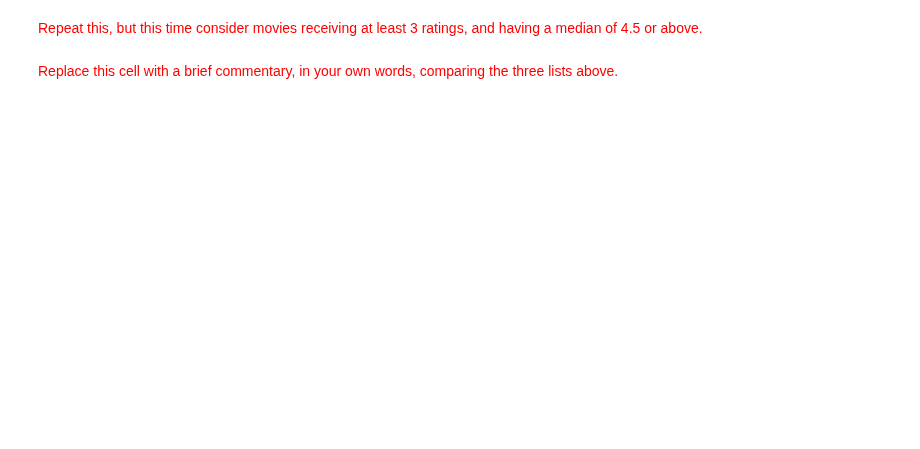
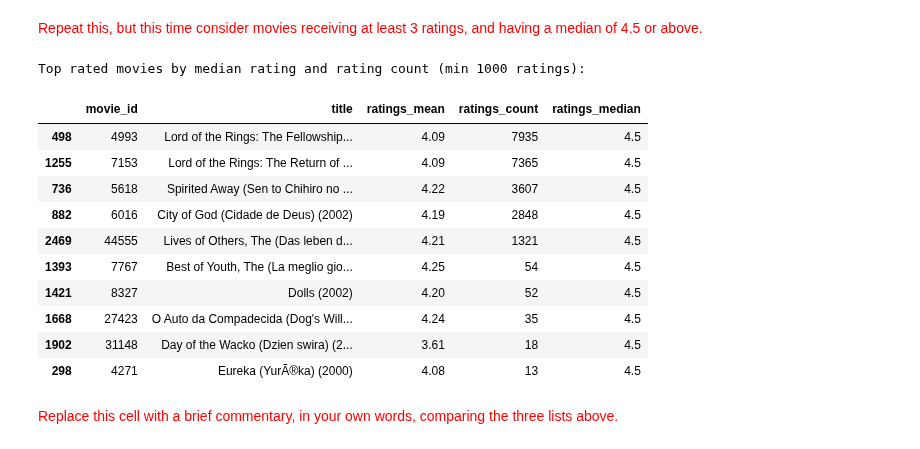
Before and after one commit to zsykk/datamining_2nd, a Jupyter notebook: ps06_item_based_recsys_103.ipynb, the cells around one changed output. Drawn from its saved outputs; the diff is of its cells as text; code cells hidden in the pictures; blank space fills up the shorter version.

```diff
--- a/ps06_item_based_recsys_103.ipynb
+++ b/ps06_item_based_recsys_103.ipynb
@@ -225,4 +308,22 @@ To sort dataframe A by decreasing values of column C, you can do `A.sort_values(
 # %% [markdown]
 <font size="+1" color="red">Repeat this, but this time consider movies receiving at least 3 ratings, and having a median of 4.5 or above.</font>
+# %%
+top_rating_median = ratings_summary[(ratings_summary['ratings_count'] >= 3) & (ratings_summary['ratings_median'] >= 4.5)]
+top_10 = top_rating_median.sort_values(by=['ratings_count', 'ratings_median'], ascending=[False, False])
+print("\nTop rated movies by median rating and rating count (min 1000 ratings):")
+display(top_10.head(10))
+# %% [output]
+Top rated movies by median rating and rating count (min 1000 ratings):
+|  | movie_id | title | ratings_mean | ratings_count | ratings_median |
+| 498 | 4993 | Lord of the Rings: The Fellowship... | 4.09 | 7935 | 4.5 |
+| 1255 | 7153 | Lord of the Rings: The Return of ... | 4.09 | 7365 | 4.5 |
+| 736 | 5618 | Spirited Away (Sen to Chihiro no ... | 4.22 | 3607 | 4.5 |
+| 882 | 6016 | City of God (Cidade de Deus) (2002) | 4.19 | 2848 | 4.5 |
+| 2469 | 44555 | Lives of Others, The (Das leben d... | 4.21 | 1321 | 4.5 |
+| 1393 | 7767 | Best of Youth, The (La meglio gio... | 4.25 | 54 | 4.5 |
+| 1421 | 8327 | Dolls (2002) | 4.20 | 52 | 4.5 |
+| 1668 | 27423 | O Auto da Compadecida (Dog's Will... | 4.24 | 35 | 4.5 |
+| 1902 | 31148 | Day of the Wacko (Dzien swira) (2... | 3.61 | 18 | 4.5 |
+| 298 | 4271 | Eureka (YurÃ®ka) (2000) | 4.08 | 13 | 4.5 |
 # %% [markdown]
 <font size="+1" color="red">Replace this cell with a brief commentary, in your own words, comparing the three lists above.</font>
```
Also changed, not shown: parts of 10 cells of this notebook.
